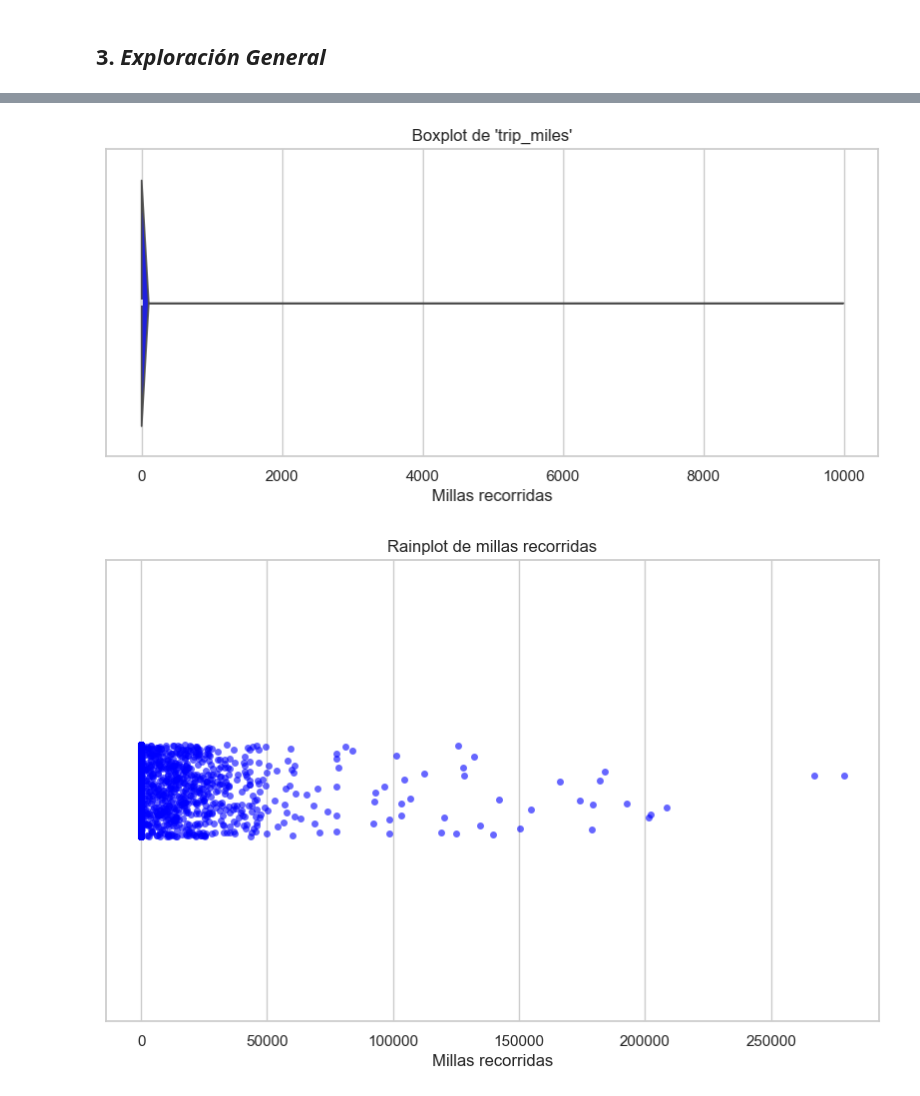
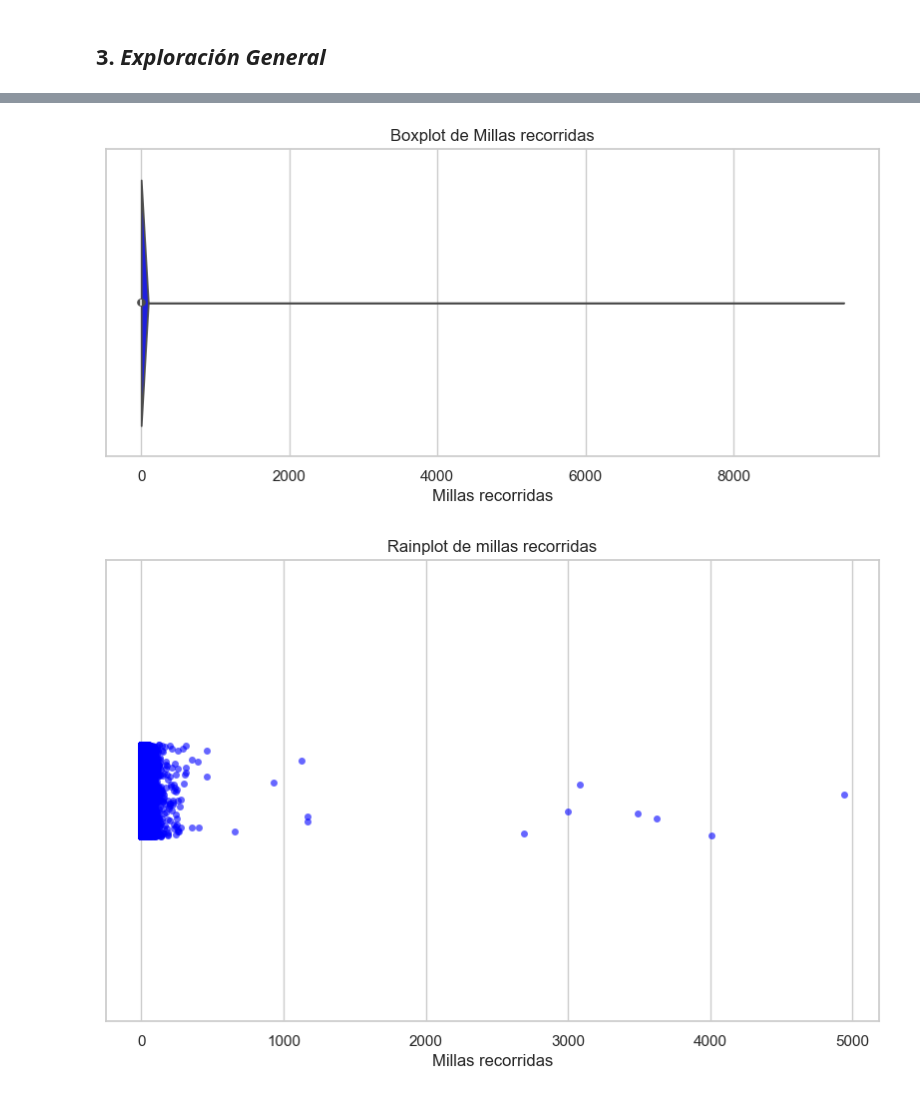
Before and after one commit to Ccasilimas/New_York_Taxis_IA, a Jupyter notebook: Machine_Learning/EDA_ML.ipynb, the cells around one changed output, grey strips where cells are left out. Drawn from its saved outputs; the diff is of its cells as text; code cells hidden in the pictures.

```diff
--- a/Machine_Learning/EDA_ML.ipynb
+++ b/Machine_Learning/EDA_ML.ipynb
@@ -416,25 +432,25 @@ plt.show()
 # Boxplot para 'trip_miles'
 plt.figure(figsize=(10, 4))
 sns.violinplot(x=filtered_data['trip_miles'], color='blue')
-plt.title("Boxplot de 'trip_miles'")
+plt.title("Boxplot de Millas recorridas")
 plt.xlabel("Millas recorridas")
 plt.show()
 # %% [output]
-[figure, old version]
+[figure, new version]
 # %%
 # Filtrar valores extremos (limitar a un rango menor)
-filtered_data = std_taxis[std_taxis['trip_miles'] <= 10000]
+filtered_data1 = std_taxis[std_taxis['trip_miles'] <= 5000]
 
 # Rainplot (gráfico de lluvia) para trip_miles
 plt.figure(figsize=(10, 6))
 sns.stripplot(
-    x=std_taxis['trip_miles'],
+    x=filtered_data1['trip_miles'],
     jitter=True,  # Jitter para dispersar los puntos
     color='blue',
     alpha=0.6  # Transparencia para puntos superpuestos
 )
 plt.title("Rainplot de millas recorridas")
 plt.xlabel("Millas recorridas")
 plt.show()
 # %% [output]
-[figure, old version]
+[figure, new version]
```
Also changed, not shown: parts of 35 cells of this notebook.
